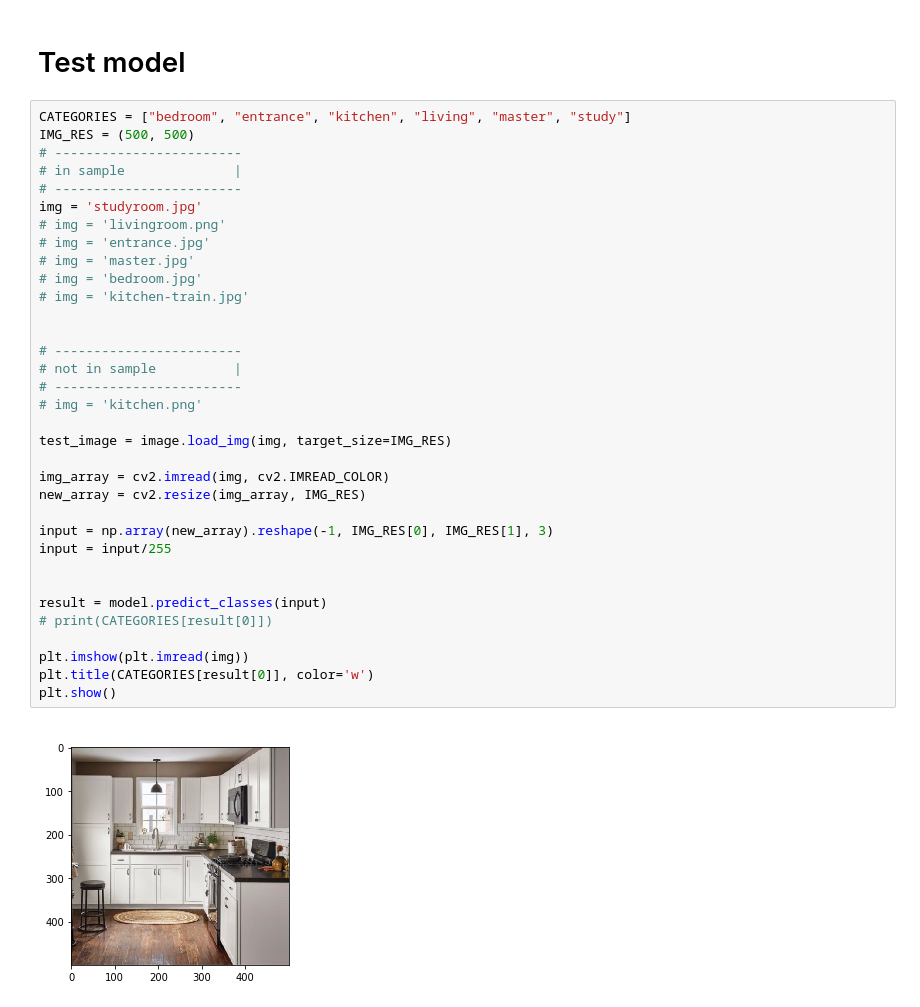
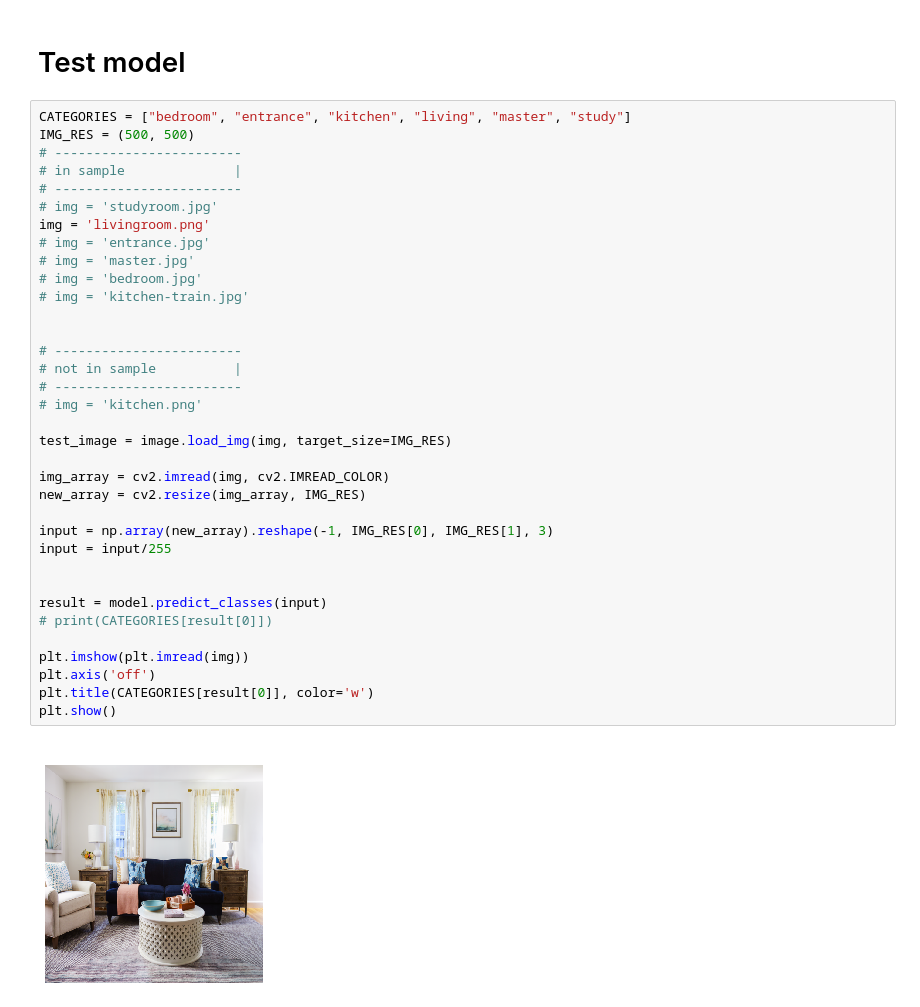
Before and after one commit to nmorado/adhoc, a Jupyter notebook: fengshui.ipynb, the cells around one changed output. Saved outputs shown, nothing was run; the diff lists cells and outputs as text.

```diff
--- a/fengshui.ipynb
+++ b/fengshui.ipynb
@@ -131,33 +131,34 @@ IMG_RES = (500, 500)
 # ------------------------
 # in sample              |
 # ------------------------
-img = 'studyroom.jpg'
-# img = 'livingroom.png'
+# img = 'studyroom.jpg'
+img = 'livingroom.png'
 # img = 'entrance.jpg'
 # img = 'master.jpg'
 # img = 'bedroom.jpg'
 # img = 'kitchen-train.jpg'
 
 
 # ------------------------
 # not in sample          |
 # ------------------------
 # img = 'kitchen.png'
 
 test_image = image.load_img(img, target_size=IMG_RES)
 
 img_array = cv2.imread(img, cv2.IMREAD_COLOR)
 new_array = cv2.resize(img_array, IMG_RES)
 
 input = np.array(new_array).reshape(-1, IMG_RES[0], IMG_RES[1], 3)
 input = input/255
 
 
 result = model.predict_classes(input)
 # print(CATEGORIES[result[0]])
 
 plt.imshow(plt.imread(img))
+plt.axis('off')
 plt.title(CATEGORIES[result[0]], color='w')
 plt.show()
 # %% [output]
-[figure, old version]
+[figure, new version]
```
